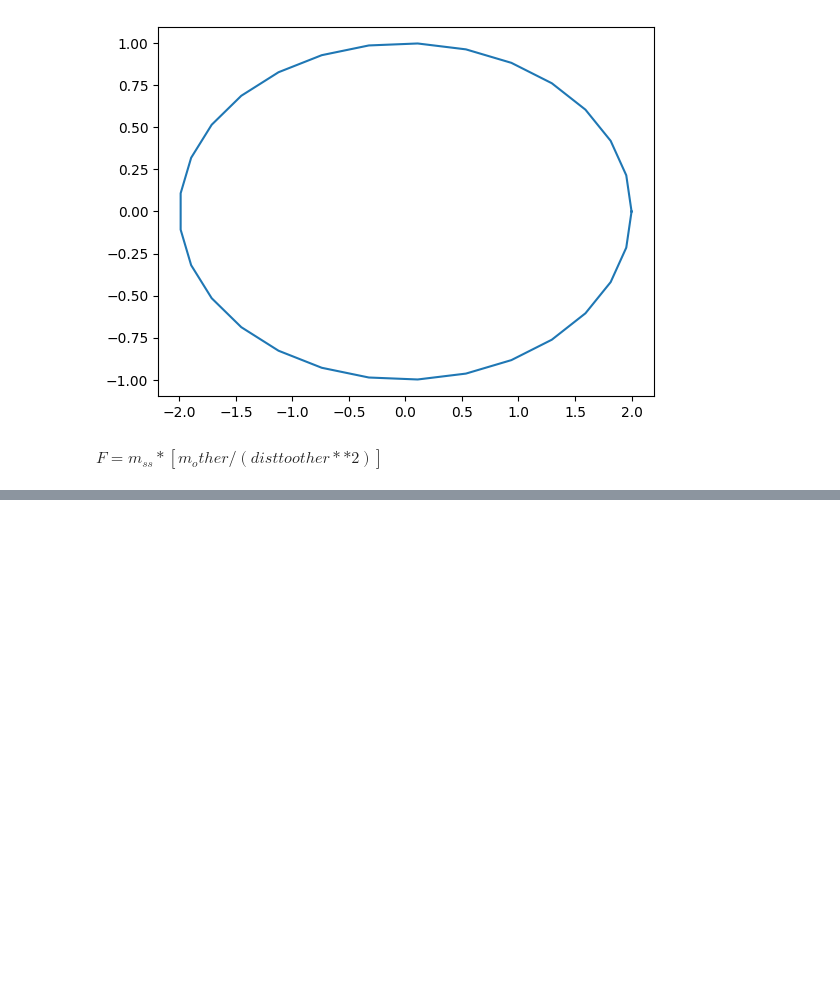
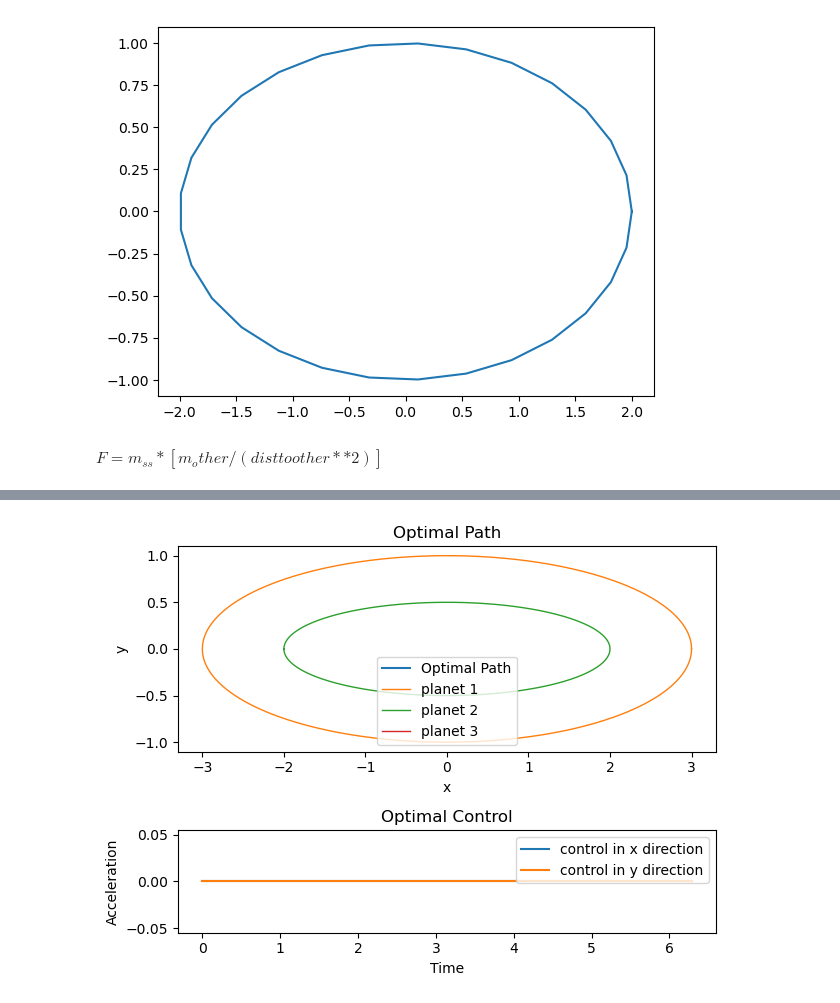
Before and after one commit to CanyonTurtle/cannon-curtis-spencer-tyler-acme, a Jupyter notebook: vol-4/scratch.ipynb, the cells around one changed output, grey strips where cells are left out. Saved outputs shown, nothing was run; the diff lists cells and outputs as text; code cells hidden in the pictures; blank space fills up the shorter version.

```diff
--- a/vol-4/scratch.ipynb
+++ b/vol-4/scratch.ipynb
@@ -47,0 +130,8 @@ def LQR_formulation():
+# %%
+planet1 = (100, lambda t:3*np.cos(t), lambda t:np.sin(t))
+planet2 = (200, lambda t:2*np.cos(t+np.pi), lambda t:.5*np.sin(t+np.pi))
+planet3 = (1000, lambda t:np.zeros_like(t), lambda t:np.zeros_like(t))
+planets = [planet1, planet2, planet3]
+best_path(planets, np.pi*2)
+# %% [output]
+[figure, added]
```
Also changed, not shown: parts of 4 cells of this notebook, 3 other files.
